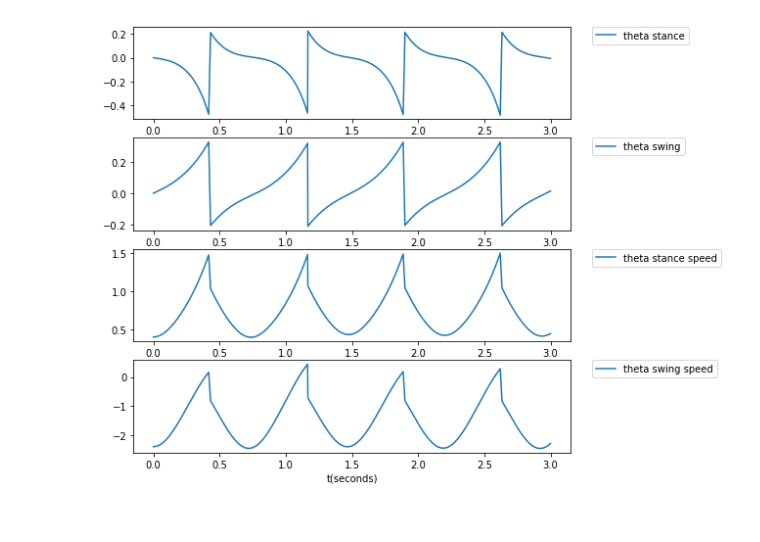
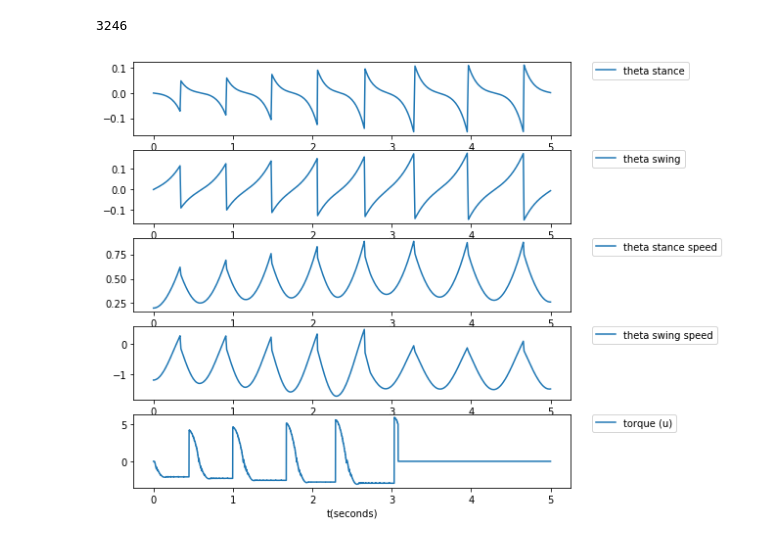
Before and after one commit to maggiewu19/compass-gait-simulator, a Jupyter notebook: compass_gait_sample.ipynb, the cells around one changed output. Saved outputs shown, nothing was run; the diff lists cells and outputs as text; code cells hidden in the pictures.

```diff
--- a/compass_gait_sample.ipynb
+++ b/compass_gait_sample.ipynb
@@ -349,10 +319,11 @@ simulator.set_target_realtime_rate(1.0)
 context = simulator.get_mutable_context()
 diagram.Publish(context)  # draw once to get the window open
 context.SetAccuracy(1e-4)
-context.SetContinuousState([0., 0., 0.4, -2.])
-# context.SetContinuousState([0., 0., 0.2, -1.])
+# context.SetContinuousState([0., 0., 0.4, -2.])
+context.SetContinuousState([0., 0., 0.2, -1.])
 
-simulator.StepTo(3.0)
+total_t = 5.0
+simulator.StepTo(total_t)
 
 ani = vis.animate(logger, 60, repeat=True)
 plt.close(vis.fig)
@@ -360,31 +331,49 @@ HTML(ani.to_html5_video())
 # %% [output]
 [interactive output not drawn]
 # %%
-# for i in range(10):
 stance_data = logger.data()[9]
 swing_data = logger.data()[4]
 stancedot_data = logger.data()[11]
 swingdot_data = logger.data()[13]
-# print(swingdot_data[0])
+
 ts = logger.sample_times()
+n = len(ts)
 
-fig, ax = plt.subplots(4, 1)
+print (len(u_log))
+
+step = total_t/len(u_log)
+tu = []
+for i in range(len(u_log)):
+    tu.append(i*step)
+
+ts = ts[:n]
+stance_data = stance_data[:n]
+swing_data = swing_data[:n]
+stancedot_data = stancedot_data[:n]
+swingdot_data = swingdot_data[:n]
+
+fig, ax = plt.subplots(5, 1)
 fig.set_size_inches(8, 8)
-plt.subplot(4, 1, 1)
+plt.subplot(5, 1, 1)
 plt.plot(ts, stance_data, label="theta stance")
 plt.legend(bbox_to_anchor=(1.05, 1), loc=2, borderaxespad=0.)
 
-plt.subplot(4, 1, 2)
+plt.subplot(5, 1, 2)
 plt.plot(ts, swing_data, label="theta swing")
 plt.legend(bbox_to_anchor=(1.05, 1), loc=2, borderaxespad=0.)
 
-plt.subplot(4, 1, 3)
+plt.subplot(5, 1, 3)
 plt.plot(ts, stancedot_data, label="theta stance speed")
 plt.legend(bbox_to_anchor=(1.05, 1), loc=2, borderaxespad=0.)
 
-plt.subplot(4, 1, 4)
+plt.subplot(5, 1, 4)
 plt.plot(ts, swingdot_data, label="theta swing speed")
 plt.legend(bbox_to_anchor=(1.05, 1), loc=2, borderaxespad=0.)
+
+plt.subplot(5, 1, 5)
+plt.plot(tu, u_log, label="torque (u)")
+plt.legend(bbox_to_anchor=(1.05, 1), loc=2, borderaxespad=0.)
 plt.xlabel("t(seconds)");
 # %% [output]
+3246
-[figure, old version]
+[figure, new version]
```
Also changed, not shown: parts of 1 cell of this notebook.
